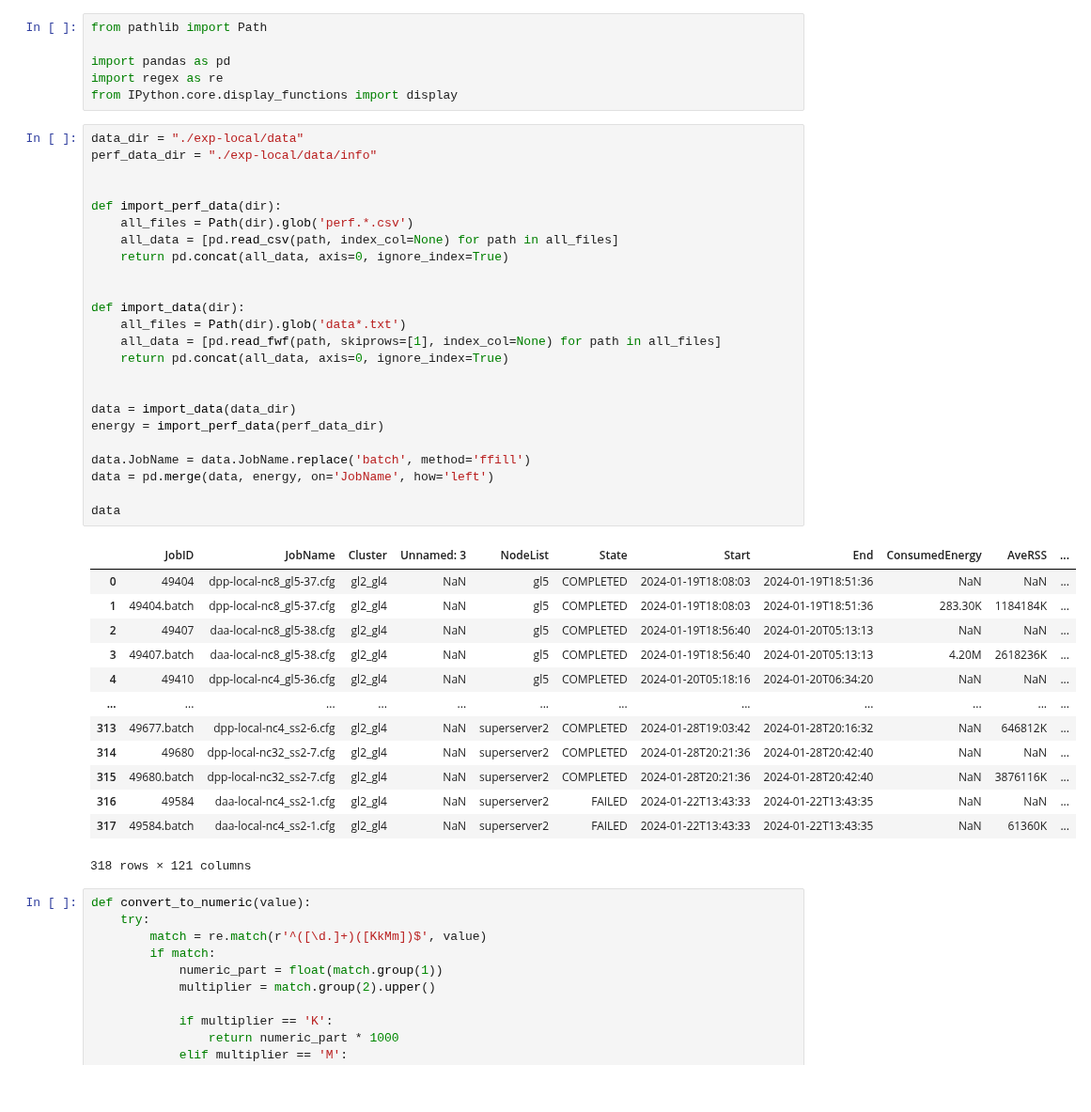
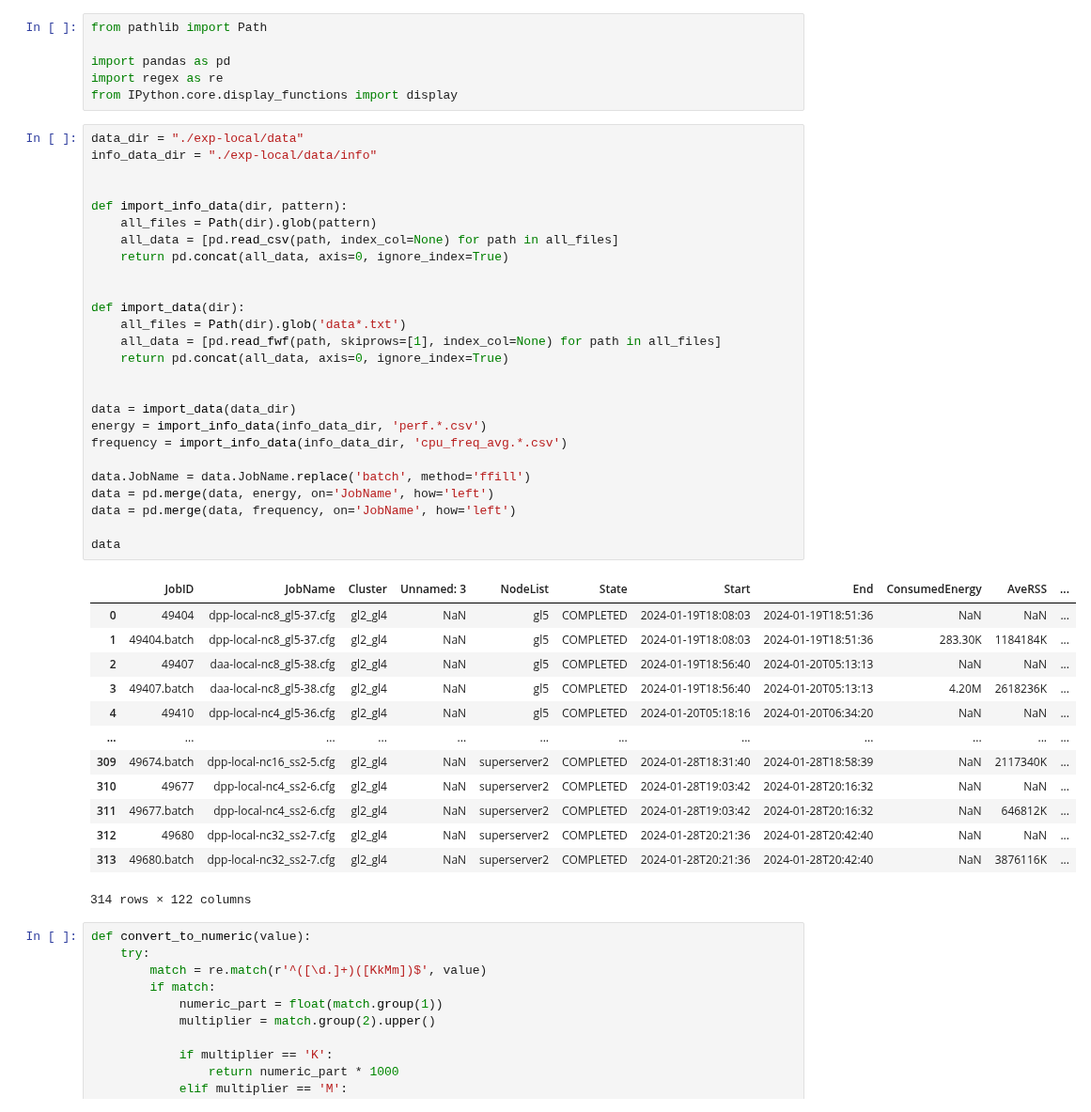
Before and after one commit to dmitrijs-voronovs/haddock-energy-consumption-optimization, a Jupyter notebook: data_analysis/OverallAnalysis.ipynb, the cells around one changed output. Shown at 94% size. Cells and saved outputs as stored; diff of their text form.

```diff
--- a/data_analysis/OverallAnalysis.ipynb
+++ b/data_analysis/OverallAnalysis.ipynb
@@ -6,42 +6,44 @@ import regex as re
 from IPython.core.display_functions import display
 # %%
 data_dir = "./exp-local/data"
-perf_data_dir = "./exp-local/data/info"
+info_data_dir = "./exp-local/data/info"
 
 
-def import_perf_data(dir):
-    all_files = Path(dir).glob('perf.*.csv')
+def import_info_data(dir, pattern):
+    all_files = Path(dir).glob(pattern)
     all_data = [pd.read_csv(path, index_col=None) for path in all_files]
     return pd.concat(all_data, axis=0, ignore_index=True)
 
 
 def import_data(dir):
     all_files = Path(dir).glob('data*.txt')
     all_data = [pd.read_fwf(path, skiprows=[1], index_col=None) for path in all_files]
     return pd.concat(all_data, axis=0, ignore_index=True)
 
 
 data = import_data(data_dir)
-energy = import_perf_data(perf_data_dir)
+energy = import_info_data(info_data_dir, 'perf.*.csv')
+frequency = import_info_data(info_data_dir, 'cpu_freq_avg.*.csv')
 
 data.JobName = data.JobName.replace('batch', method='ffill')
 data = pd.merge(data, energy, on='JobName', how='left')
+data = pd.merge(data, frequency, on='JobName', how='left')
 
 data
 # %% [output]
 |  | JobID | JobName | Cluster | Unnamed: 3 | NodeList | State | Start | End | ConsumedEnergy | AveRSS | ... |
 | 0 | 49404 | dpp-local-nc8_gl5-37.cfg | gl2_gl4 | NaN | gl5 | COMPLETED | 2024-01-19T18:08:03 | 2024-01-19T18:51:36 | NaN | NaN | ... |
 | 1 | 49404.batch | dpp-local-nc8_gl5-37.cfg | gl2_gl4 | NaN | gl5 | COMPLETED | 2024-01-19T18:08:03 | 2024-01-19T18:51:36 | 283.30K | 1184184K | ... |
 | 2 | 49407 | daa-local-nc8_gl5-38.cfg | gl2_gl4 | NaN | gl5 | COMPLETED | 2024-01-19T18:56:40 | 2024-01-20T05:13:13 | NaN | NaN | ... |
 | 3 | 49407.batch | daa-local-nc8_gl5-38.cfg | gl2_gl4 | NaN | gl5 | COMPLETED | 2024-01-19T18:56:40 | 2024-01-20T05:13:13 | 4.20M | 2618236K | ... |
 | 4 | 49410 | dpp-local-nc4_gl5-36.cfg | gl2_gl4 | NaN | gl5 | COMPLETED | 2024-01-20T05:18:16 | 2024-01-20T06:34:20 | NaN | NaN | ... |
 | ... | ... | ... | ... | ... | ... | ... | ... | ... | ... | ... | ... |
-| 313 | 49677.batch | dpp-local-nc4_ss2-6.cfg | gl2_gl4 | NaN | superserver2 | COMPLETED | 2024-01-28T19:03:42 | 2024-01-28T20:16:32 | NaN | 646812K | ... |
-| 314 | 49680 | dpp-local-nc32_ss2-7.cfg | gl2_gl4 | NaN | superserver2 | COMPLETED | 2024-01-28T20:21:36 | 2024-01-28T20:42:40 | NaN | NaN | ... |
-| 315 | 49680.batch | dpp-local-nc32_ss2-7.cfg | gl2_gl4 | NaN | superserver2 | COMPLETED | 2024-01-28T20:21:36 | 2024-01-28T20:42:40 | NaN | 3876116K | ... |
-| 316 | 49584 | daa-local-nc4_ss2-1.cfg | gl2_gl4 | NaN | superserver2 | FAILED | 2024-01-22T13:43:33 | 2024-01-22T13:43:35 | NaN | NaN | ... |
-| 317 | 49584.batch | daa-local-nc4_ss2-1.cfg | gl2_gl4 | NaN | superserver2 | FAILED | 2024-01-22T13:43:33 | 2024-01-22T13:43:35 | NaN | 61360K | ... |
+| 309 | 49674.batch | dpp-local-nc16_ss2-5.cfg | gl2_gl4 | NaN | superserver2 | COMPLETED | 2024-01-28T18:31:40 | 2024-01-28T18:58:39 | NaN | 2117340K | ... |
+| 310 | 49677 | dpp-local-nc4_ss2-6.cfg | gl2_gl4 | NaN | superserver2 | COMPLETED | 2024-01-28T19:03:42 | 2024-01-28T20:16:32 | NaN | NaN | ... |
+| 311 | 49677.batch | dpp-local-nc4_ss2-6.cfg | gl2_gl4 | NaN | superserver2 | COMPLETED | 2024-01-28T19:03:42 | 2024-01-28T20:16:32 | NaN | 646812K | ... |
+| 312 | 49680 | dpp-local-nc32_ss2-7.cfg | gl2_gl4 | NaN | superserver2 | COMPLETED | 2024-01-28T20:21:36 | 2024-01-28T20:42:40 | NaN | NaN | ... |
+| 313 | 49680.batch | dpp-local-nc32_ss2-7.cfg | gl2_gl4 | NaN | superserver2 | COMPLETED | 2024-01-28T20:21:36 | 2024-01-28T20:42:40 | NaN | 3876116K | ... |
-318 rows × 121 columns
+314 rows × 122 columns
 # %%
 def convert_to_numeric(value):
     try:
```
Also changed, not shown: parts of 8 cells of this notebook, 9 other files.
